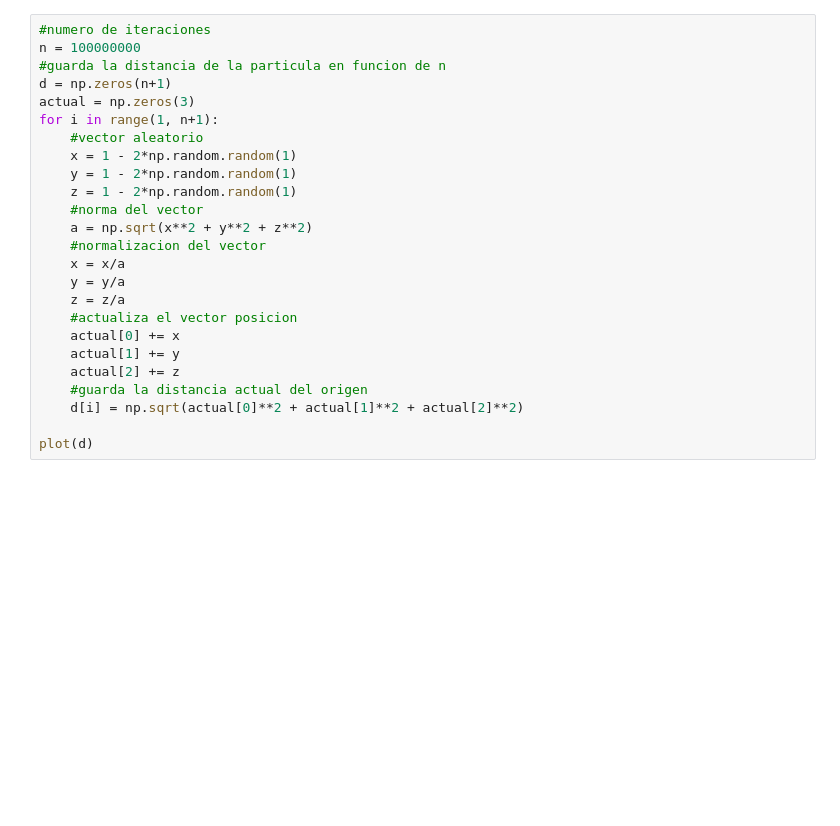
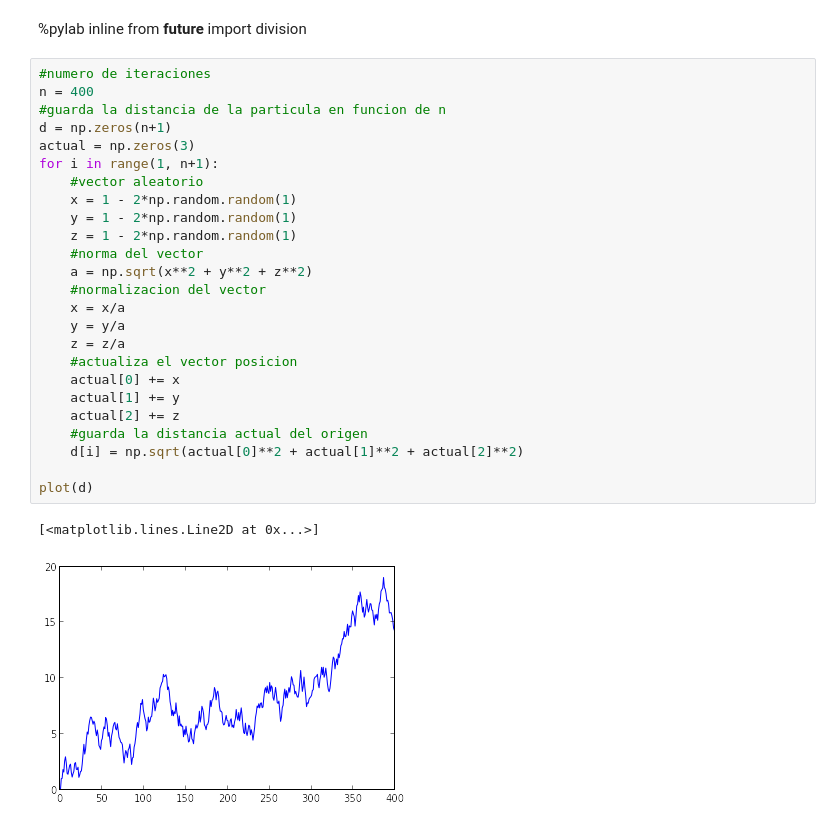
Before and after one commit to jdprada1760/Tarea3, a Jupyter notebook: MovimientoBrownianoA.ipynb, the cells around one changed output. Cells and saved outputs as stored; diff of their text form; blank space fills up the shorter version.

```diff
--- a/MovimientoBrownianoA.ipynb
+++ b/MovimientoBrownianoA.ipynb
@@ -6,25 +1,31 @@ Populating the interactive namespace from numpy and matplotlib
+# %% [markdown]
+%pylab inline
+from __future__ import division
 # %%
 #numero de iteraciones
-n = 100000000
+n = 400
 #guarda la distancia de la particula en funcion de n
 d = np.zeros(n+1)
 actual = np.zeros(3)
 for i in range(1, n+1):
     #vector aleatorio
     x = 1 - 2*np.random.random(1)
     y = 1 - 2*np.random.random(1)
     z = 1 - 2*np.random.random(1)
     #norma del vector
     a = np.sqrt(x**2 + y**2 + z**2)
     #normalizacion del vector
     x = x/a
     y = y/a
     z = z/a
     #actualiza el vector posicion
     actual[0] += x
     actual[1] += y
     actual[2] += z
     #guarda la distancia actual del origen
     d[i] = np.sqrt(actual[0]**2 + actual[1]**2 + actual[2]**2)
 
 plot(d)
+# %% [output]
+[<matplotlib.lines.Line2D at 0x...>]
+[figure, added]
```
Also changed, not shown: parts of 1 cell of this notebook, 2 other files.
